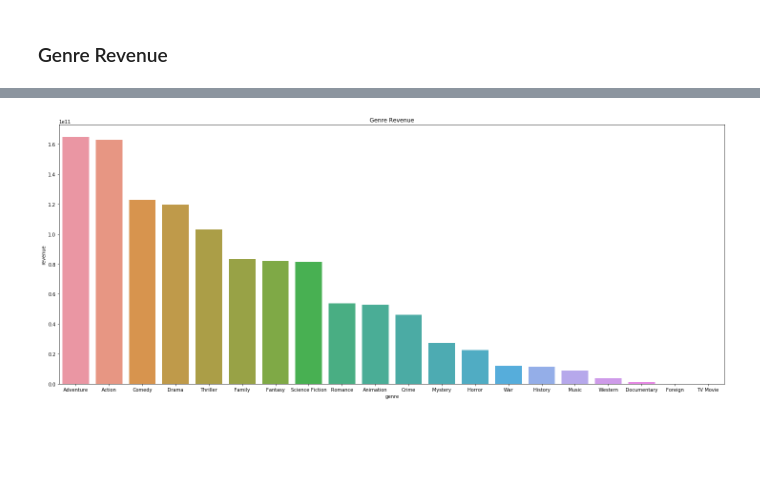
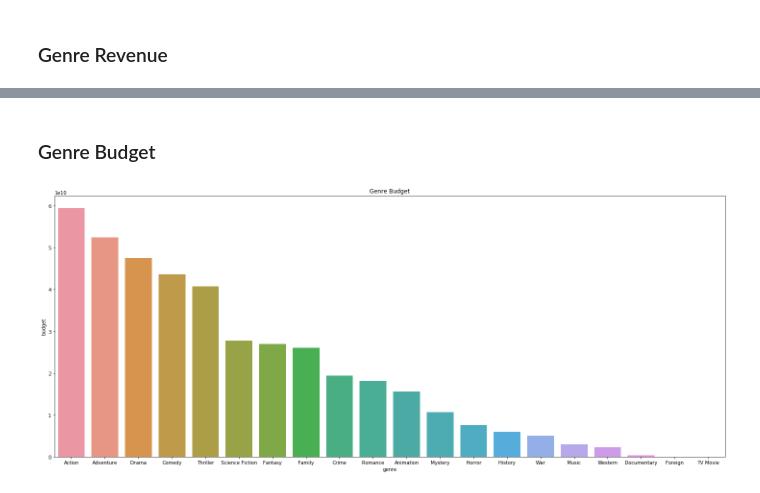
Before and after one commit to leyaof/movie-analysis, a Jupyter notebook: movie-analysis.ipynb, the cells around one changed output, grey strips where cells are left out. Saved outputs shown, nothing was run; the diff lists cells and outputs as text; code cells hidden in the pictures; blank space fills up the shorter version.

```diff
--- a/movie-analysis.ipynb
+++ b/movie-analysis.ipynb
@@ -180,6 +173,7 @@ data['ROI'] = (data['revenue'] - data['budget'])/data['budget']
 # %%
 data['year'] = pd.DatetimeIndex(data['release_date']).year
 data['month'] = pd.DatetimeIndex(data['release_date']).strftime("%b")
+data = data.drop(columns=['release_date'])
 # %%
 data.head()
 # %% [output]
@@ -418,14 +402,15 @@ genre_df = data.drop('genres', axis=1).join(genre_stack)
+# %% [markdown]
+### Genre Budget
 # %%
-genre_rev = pd.DataFrame(genre_df
-                                .groupby(by=['genre'])['revenue']
+genre_budget = pd.DataFrame(genre_df
+                                .groupby(by=['genre'])['budget']
                                 .sum()
                                 .sort_values(ascending=False)
                                 .reset_index()
                                )
 # %%
 plt.figure(figsize=(25, 10))
-#y=genre_rev['revenue'].values.tolist()
-sns.barplot(data=genre_rev, x='genre', y='revenue').set_title('Genre Revenue')
+sns.barplot(data=genre_budget, x='genre', y='budget').set_title('Genre Budget')
 plt.show()
 # %% [output]
-[figure, old version]
+[figure, new version]
```
Also changed, not shown: parts of 12 cells of this notebook.
